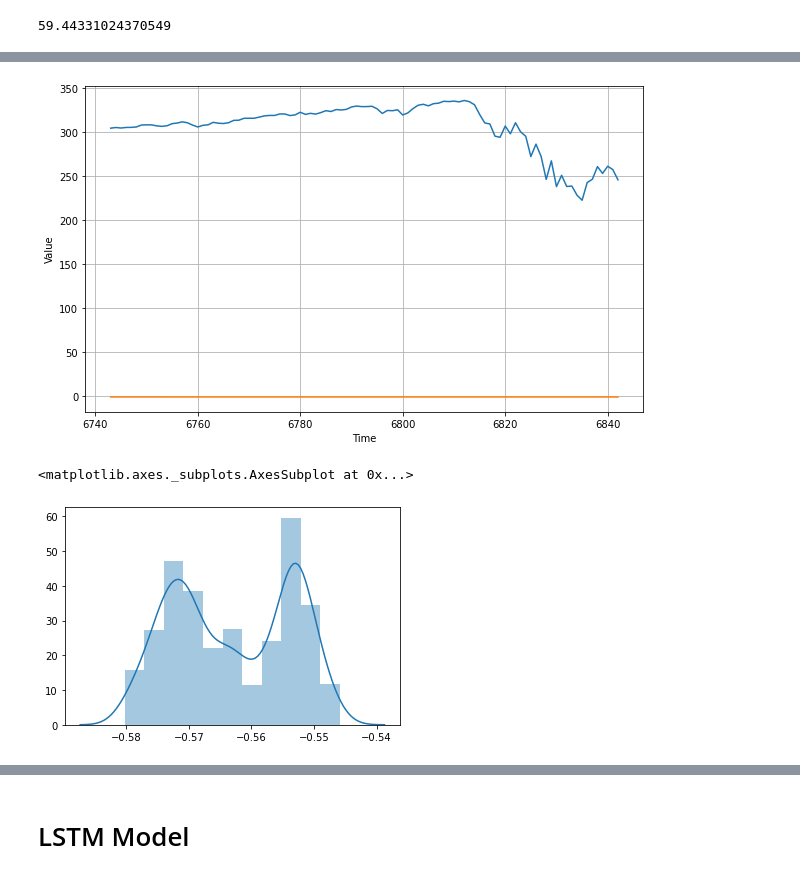
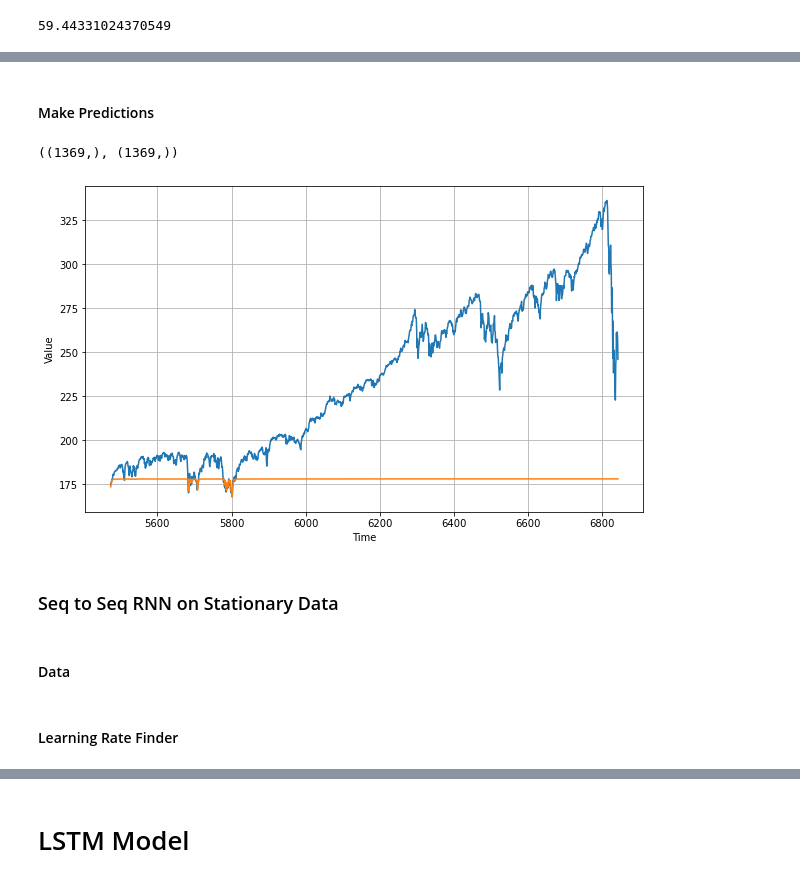
Before and after one commit to bsamaha/SPY-Time-Series-Predictions, a Jupyter notebook: Time Series Forecasting of ETFs.ipynb, the cells around one changed output, grey strips where cells are left out. Drawn from its saved outputs; the diff is of its cells as text; code cells hidden in the pictures.

```diff
--- a/Time Series Forecasting of ETFs.ipynb
+++ b/Time Series Forecasting of ETFs.ipynb
@@ -599,13 +595,5 @@ Epoch 992/1000
 # %%
 model = keras.models.load_model("my_checkpoint")
-# %%
-def model_forecast(model, series, window_size):
-    ds = tf.data.Dataset.from_tensor_slices(series)
-    ds = ds.window(window_size, shift=1, drop_remainder=True)
-    ds = ds.flat_map(lambda w: w.batch(window_size))
-    ds = ds.batch(32).prefetch(1)
-    forecast = model.predict(ds)
-    return forecast
 # %%
 rnn_forecast = model_forecast(
     model,
@@ -752,14 +751,18 @@ Epoch 103/1000
 <tensorflow.python.keras.callbacks.History at 0x...>
+# %% [markdown]
+#### Make Predictions
 # %%
 model = keras.models.load_model("my_checkpoint")
 # %%
-rnn_forecast = model_forecast(
-    model,
-    spy['Adj Close'][split_time - window_size:-1],
-    window_size)[:, 0]
+rnn_forecast = model_forecast(model, spy['Adj Close'].values[..., np.newaxis], window_size)
+rnn_forecast = rnn_forecast[split_time - window_size:-1, -1, 0]
+# %%
+x_valid.shape, rnn_forecast.shape
+# %% [output]
+((1369,), (1369,))
 # %%
 plt.figure(figsize=(10, 6))
-plot_series(time_valid[-100:], x_valid[-100:])
-plot_series(time_valid[-100:], rnn_preds[-100:])
+plot_series(time_valid, x_valid)
+plot_series(time_valid, rnn_forecast)
 # %% [output]
-[figure, old version]
+[figure, new version]
@@ -770,5 +769,4 @@ update = x_valid + rnn_preds
-# %%
-sns.distplot(rnn_preds)
-# %% [output]
-<matplotlib.axes._subplots.AxesSubplot at 0x...>
-[figure, removed]
+# %% [markdown]
+### Seq to Seq RNN on Stationary Data
+# %% [markdown]
+#### Data
@@ -774,0 +792,2 @@ sns.distplot(rnn_preds)
+# %% [markdown]
+#### Learning Rate Finder
```
Also changed, not shown: parts of 35 cells of this notebook, 4 other files.
